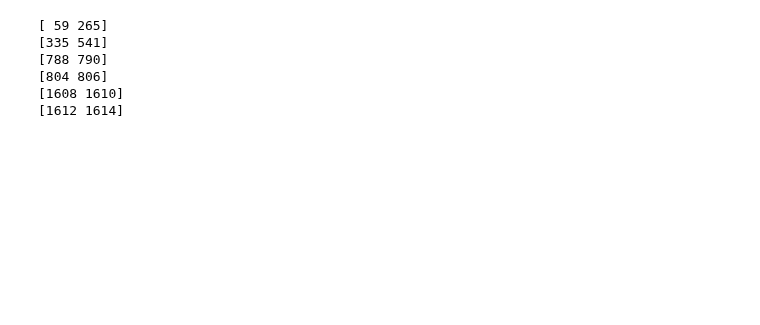
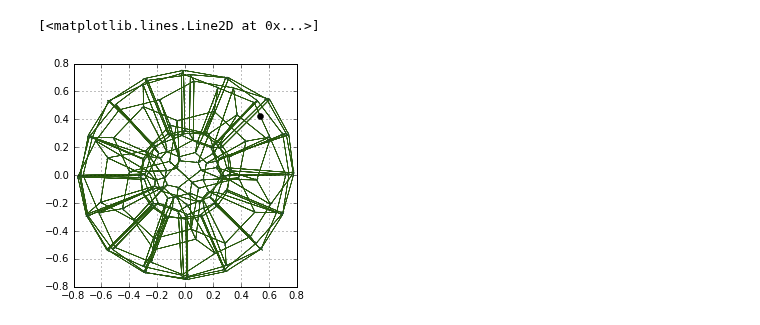
Before and after one commit to glyg/notebooks, a Jupyter notebook: tyssue/Ellipsoid.ipynb, the cells around one changed output. Cells and saved outputs as stored; diff of their text form; code cells hidden in the pictures; blank space fills up the shorter version.

Commit message:
WIP cell division

```diff
--- a/tyssue/Ellipsoid.ipynb
+++ b/tyssue/Ellipsoid.ipynb
@@ -35,9 +35,9 @@ datasets = load_datasets('small_ellipsoid.hf5',
                                      'face', 'cell'])
 specs = config.geometry.bulk_spec()
 
-mono = Monolayer('ell', datasets, specs)
-mono.reset_index()
-mono.reset_topo()
+monolayer = Monolayer('ell', datasets, specs)
+monolayer.reset_index()
+monolayer.reset_topo()
 
 
 # ## Settings for the quasi-static model
@@ -73,4 +73,4 @@ modifiers = {
             'prefered_area': 0.2}},
     }
 
-set_model(mono, BulkModel, apical_spec, modifiers)
+set_model(monolayer, BulkModel, apical_spec, modifiers)
@@ -84,3 +81,0 @@ res = Solver.find_energy_min(mono, BulkGeometry, BulkModel)
-# %%
-canvas, view = vp_view(mono)
-monolayer = mono
@@ -173,19 +81,0 @@ monolayer.edge_df.loc[all_edges].sort_values(['face'])
-# %%
-daughters = []
-
-for face, df in monolayer.edge_df.loc[all_edges].groupby('face'):
-    if df.shape[0] == 2:
-        print(df.index.values)
-        edge_a, edge_b = df.index.values
-        cell = df['cell'].iloc[0]
-        daughter = face_division(monolayer, edge_a, edge_b)
-
-        if cell == mother:
-            daughters.append(daughter)
-# %% [output]
-[ 59 265]
-[335 541]
-[788 790]
-[804 806]
-[1608 1610]
-[1612 1614]
@@ -191,0 +94,13 @@ for face, df in monolayer.edge_df.loc[all_edges].groupby('face'):
+# %%
+draw_specs = config.draw.sheet_spec()
+draw_specs['vert']['visible'] = False
+draw_specs['edge']['head_width'] = 0.01
+
+
+fig, ax = sheet_view(monolayer, **draw_specs)
+
+ax.plot(monolayer.face_df.loc[apical_face, 'x'],
+        monolayer.face_df.loc[apical_face, 'y'], 'ko')
+# %% [output]
+[<matplotlib.lines.Line2D at 0x...>]
+[figure, added]
```
Also changed, not shown: parts of 52 cells of this notebook.
